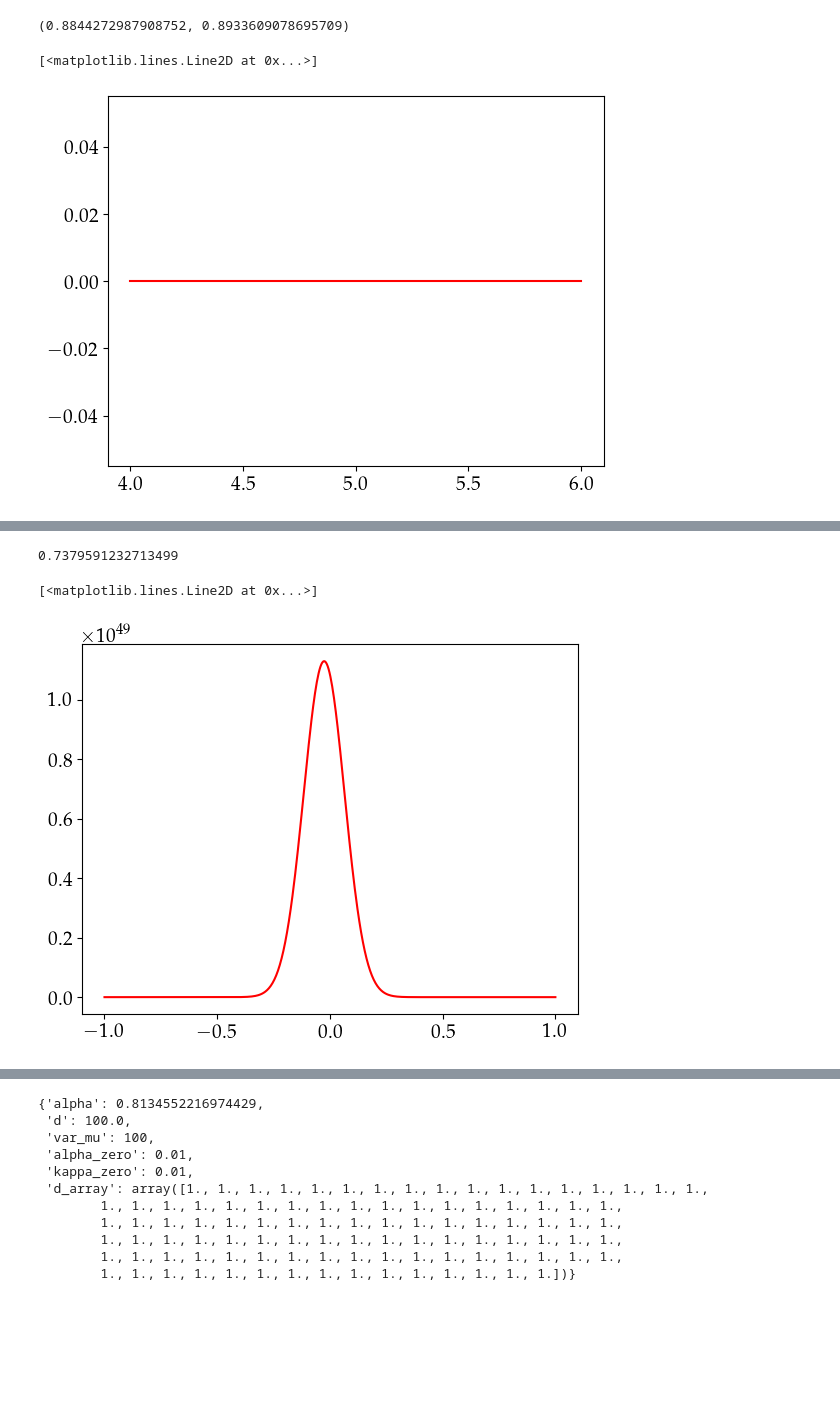
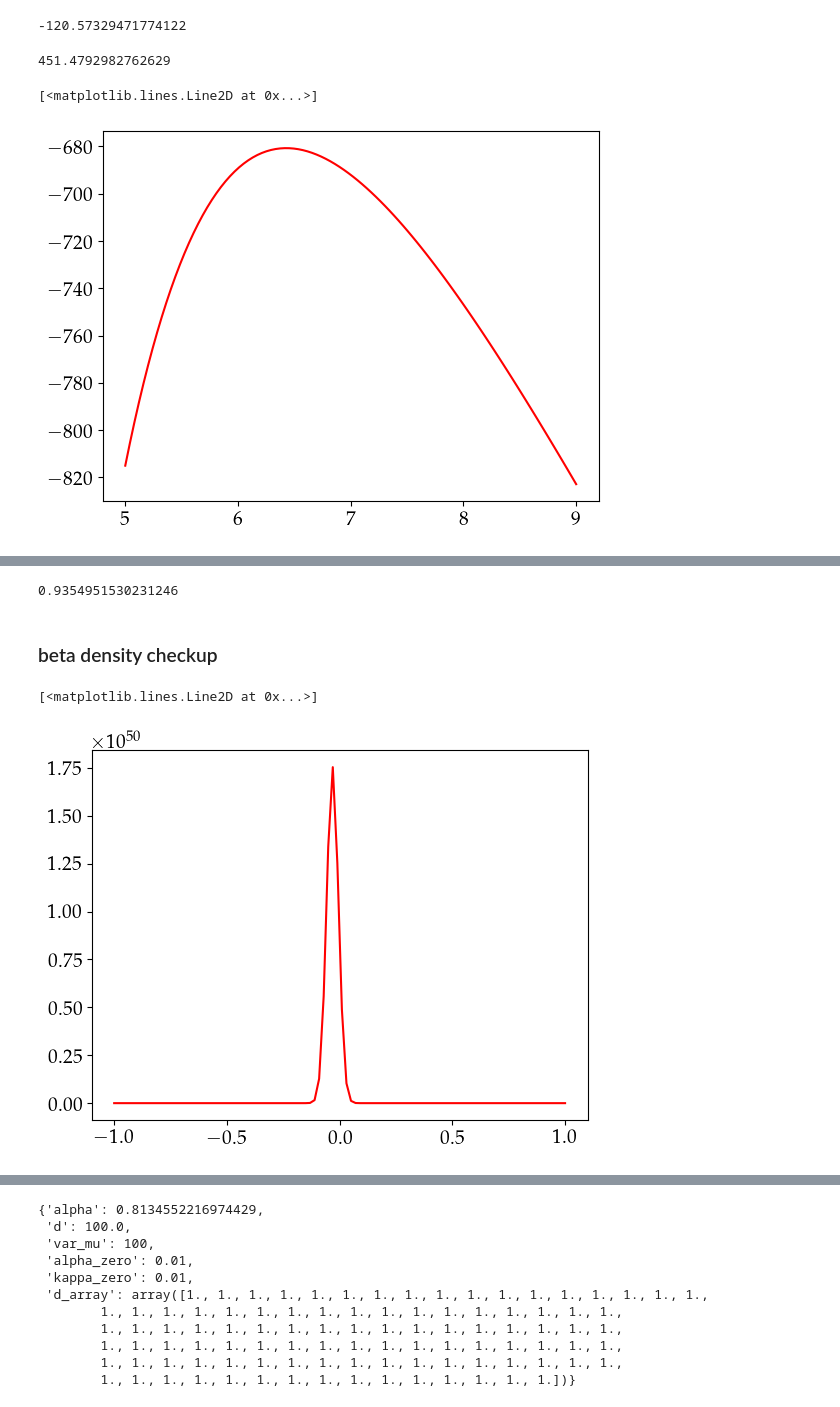
Before and after one commit to ariadnavillam/BayesW, a Jupyter notebook: tests_algorithm_1.ipynb, the cells around one changed output, grey strips where cells are left out. Cells and saved outputs as stored; diff of their text form; code cells hidden in the pictures; blank space fills up the shorter version.

```diff
--- a/tests_algorithm_1.ipynb
+++ b/tests_algorithm_1.ipynb
@@ -32,7 +36,7 @@ plt.rc('axes', prop_cycle=(cycler('color', ['red', 'gray', 'black', 'blue', 'gre
 n_markers, n_samples,n_covs = 15,100,10
 # %%
 mu_true = 5
-alpha_true = 2.5
+alpha_true = 1
 sigma_g_true = 0.5
 
 data = simulate_data(mu_true = mu_true,
@@ -67,6 +81,10 @@ norm_markers = helpers.normalize_markers(markers)
+# %%
+-np.sum(np.exp((epsilon - np.mean(y_data_log))*pars['alpha'] -np.euler_gamma))
+# %% [output]
+-120.57329471774122
 # %%
 pars["d"] = pars["d"]*n_samples
 # %%
-pars["alpha"], pars["sigma_g"]
+pars["alpha"]*pars["d"]*5
 # %% [output]
-(0.8844272987908752, 0.8933609078695709)
+451.4792982762629
@@ -77,10 +91,10 @@ epsilon = y_data_log
 # %%
-xplot = np.linspace(4,6,100)
+xplot = np.linspace(5,9,100)
 f = [mu.f(pars, epsilon)(x) for x in xplot]
-plt.plot(xplot,np.exp(f))
+plt.plot(xplot,f)
 # %% [output]
 [<matplotlib.lines.Line2D at 0x...>]
-[figure, old version]
+[figure, new version]
 # %%
 pars["sigma_g"] = sigma_g_true
 pars["alpha"] = alpha_true
@@ -107,11 +121,13 @@ pars
 # %%
 pars["sigma_g"]
 # %% [output]
-0.7379591232713499
+0.9354951530231246
+# %% [markdown]
+### beta density checkup
 # %%
 xplot = np.linspace(-1,1,100)
 f = [betas[0].f(pars, partial_sums)(x) for x in xplot]
 plt.plot(xplot,np.exp(f))
 # %% [output]
 [<matplotlib.lines.Line2D at 0x...>]
-[figure, old version]
+[figure, new version]
```
Also changed, not shown: parts of 32 cells of this notebook, 2 other files.
